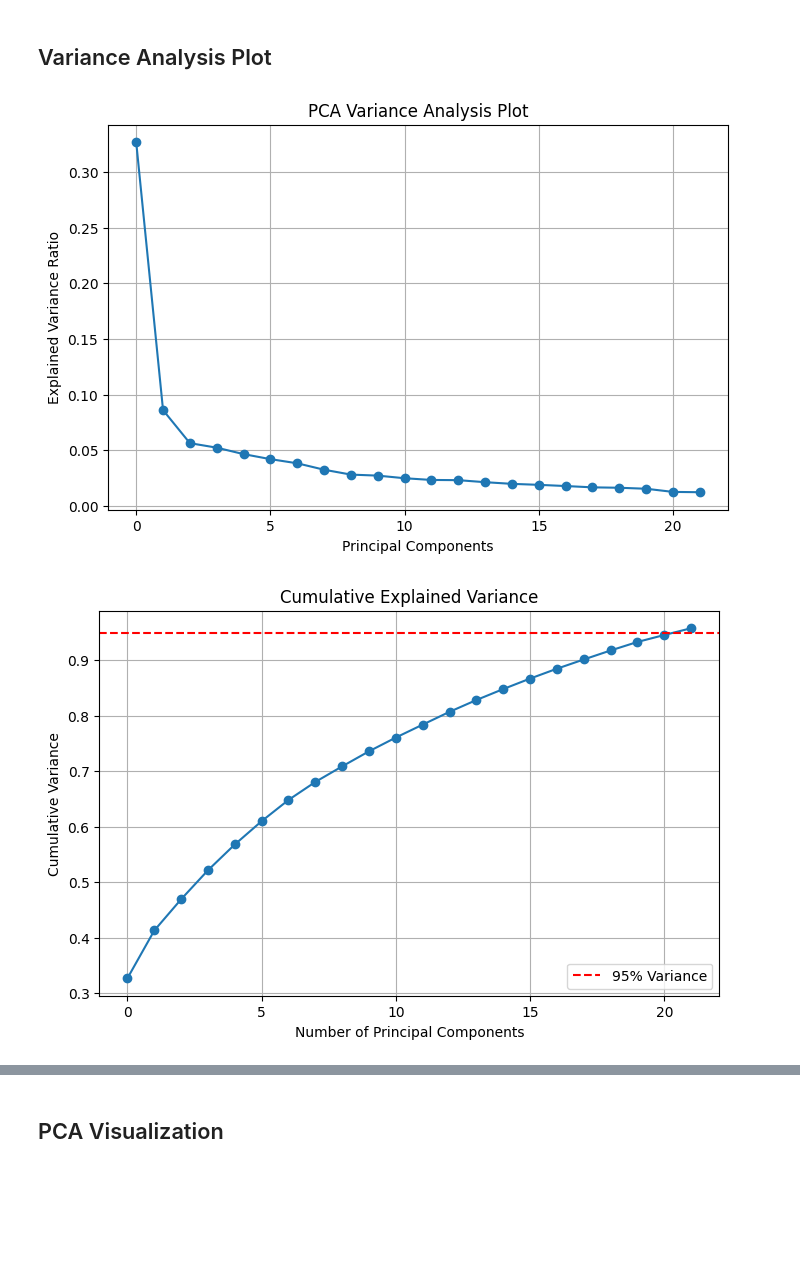
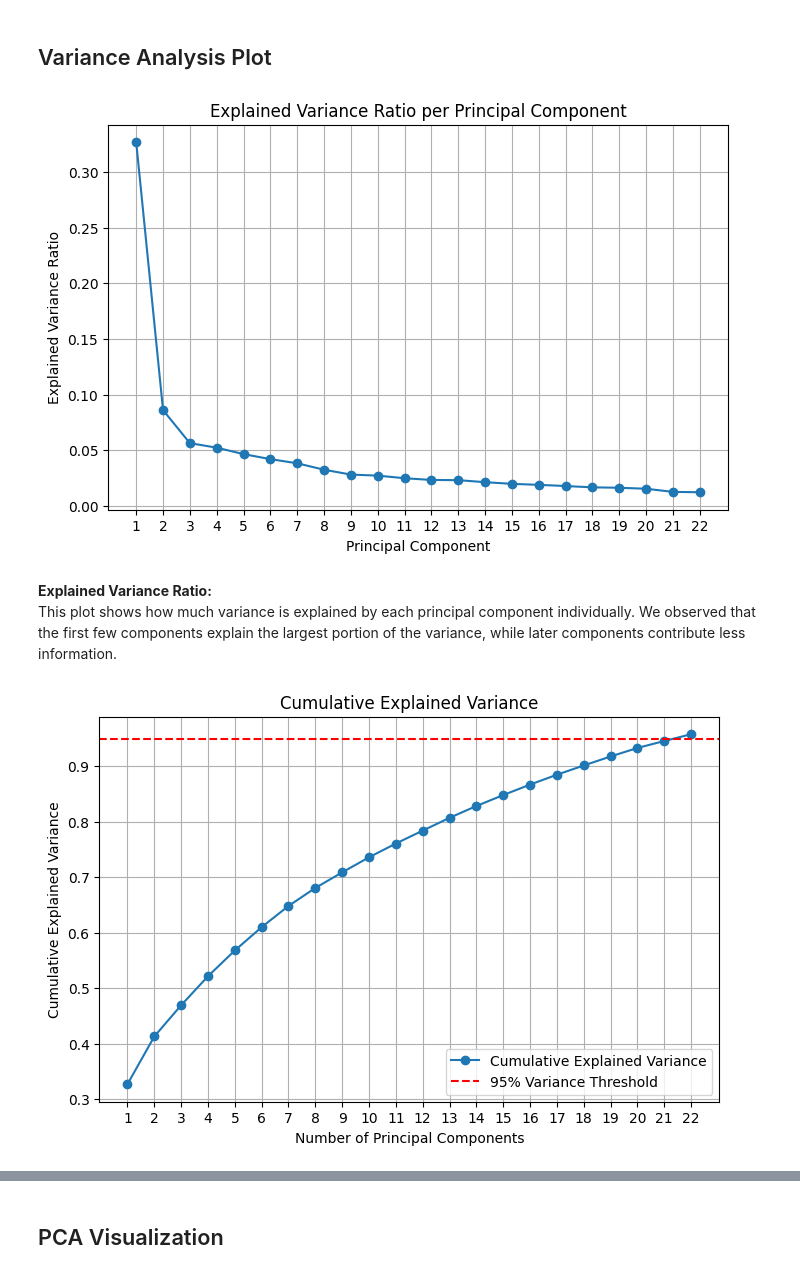
Before and after one commit to DOHA-BASEM3/FINAL-PROJECT, a Jupyter notebook: Ghena_Preprocessing_PCA_tSNE.ipynb, the cells around one changed output, grey strips where cells are left out. Saved outputs shown, nothing was run; the diff lists cells and outputs as text; code cells hidden in the pictures; blank space fills up the shorter version.

```diff
--- a/Ghena_Preprocessing_PCA_tSNE.ipynb
+++ b/Ghena_Preprocessing_PCA_tSNE.ipynb
@@ -113,18 +251,22 @@ y = df['Class']
 # %% [markdown]
 # Feature Scaling
 # %%
-# Scaling features before PCA and anomaly detection.
-# RobustScaler is used to reduce outlier influence.
+# ===============================
+# Feature Scaling
+# ===============================
 
-
-# Only Time and Amount were scaled,
-# as the remaining features (V1–V28)
-# were already transformed using PCA.
+# Scale Time and Amount using RobustScaler to reduce the effect of outliers.
+# V1-V28 are already transformed, so they are kept unchanged.
 
 scaler = RobustScaler()
 X_scaled = X.copy()
 
-X_scaled[['Time', 'Amount']] = scaler.fit_transform(X_scaled[['Time', 'Amount']])
+X_scaled[['Time', 'Amount']] = scaler.fit_transform(
+    X_scaled[['Time', 'Amount']]
+)
 
-X_scaled[['Time', 'Amount']].describe()
+print("Feature scaling completed successfully!")
+print("Scaled feature shape:", X_scaled.shape)
+
+display(X_scaled[['Time', 'Amount']].describe())
 # %% [output]
@@ -180,54 +348,64 @@ Reduced Shape: (283726, 22)
 # %% [markdown]
 ##  Variance Analysis Plot
 # %%
-plt.figure(figsize=(8,5))
+# ===============================
+# Explained Variance Ratio Plot
+# ===============================
+
+# This plot shows how much variance is explained by each principal component individually.
+
+plt.figure(figsize=(8, 5))
 
 plt.plot(
+    range(1, len(pca.explained_variance_ratio_) + 1),
     pca.explained_variance_ratio_,
     marker='o'
 )
 
-plt.title("PCA Variance Analysis Plot")
-
-plt.xlabel("Principal Components")
-
+plt.title("Explained Variance Ratio per Principal Component")
+plt.xlabel("Principal Component")
 plt.ylabel("Explained Variance Ratio")
-
+plt.xticks(range(1, len(pca.explained_variance_ratio_) + 1))
 plt.grid(True)
 
 plt.show()
 # %% [output]
-[figure, old version]
+[figure, new version]
+# %% [markdown]
+**Explained Variance Ratio:**
+This plot shows how much variance is explained by each principal component individually. We observed that the first few components explain the largest portion of the variance, while later components contribute less information.
 # %%
-# Plotting cumulative variance to determine the number of principal components
-# needed to preserve 95% variance.
+# ===============================
+# Cumulative Explained Variance Plot
+# ===============================
 
+# Calculate cumulative explained variance to determine
+# how many principal components are needed to preserve 95% of the variance.
 cumulative_variance = np.cumsum(pca.explained_variance_ratio_)
 
-plt.figure(figsize=(8,5))
+plt.figure(figsize=(8, 5))
 
 plt.plot(
+    range(1, len(cumulative_variance) + 1),
     cumulative_variance,
-    marker='o'
+    marker='o',
+    label='Cumulative Explained Variance'
 )
 
 plt.axhline(
     y=0.95,
-    color='r',
+    color='red',
     linestyle='--',
-    label='95% Variance'
+    label='95% Variance Threshold'
 )
 
 plt.title("Cumulative Explained Variance")
+plt.xlabel("Number of Principal Components")
+plt.ylabel("Cumulative Explained Variance")
 
-plt.xlabel("Number of Principal Components")
-
-plt.ylabel("Cumulative Variance")
-
+plt.xticks(range(1, len(cumulative_variance) + 1))
 plt.grid(True)
-
 plt.legend()
-
 plt.show()
 # %% [output]
-[figure, old version]
+[figure, new version]
```
Also changed, not shown: parts of 33 cells of this notebook.
